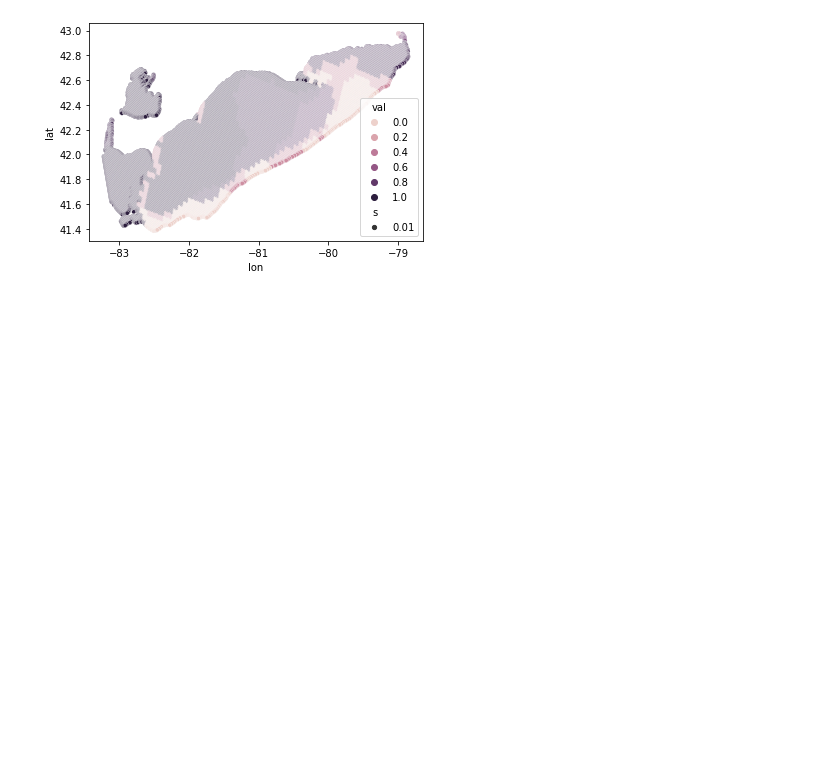
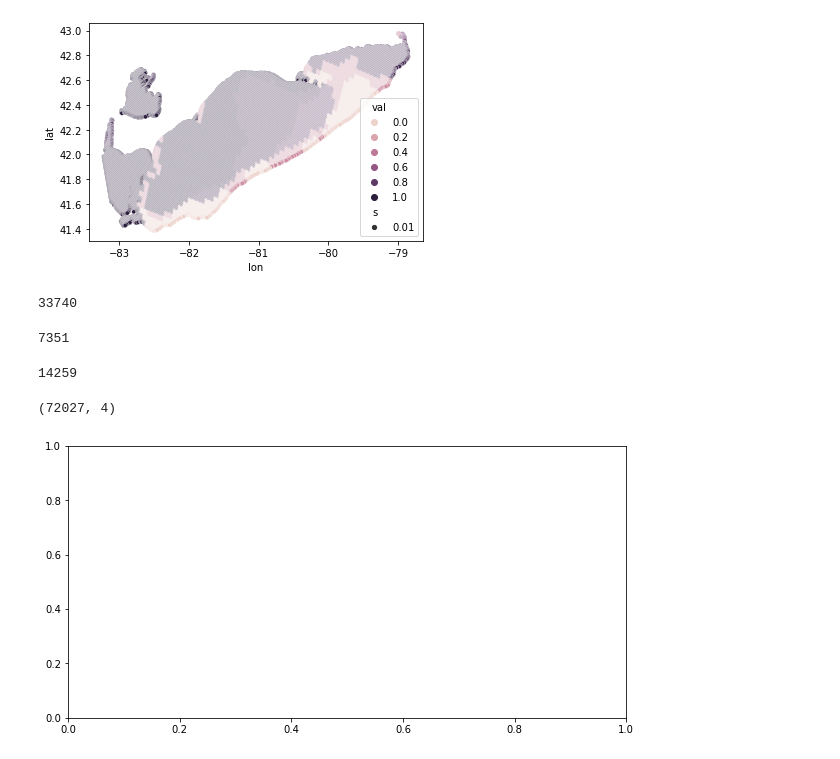
Before and after one commit to dansola/PGA-Net, a Jupyter notebook: notebooks/great_lakes/test_plot_labels.ipynb, the cells around one changed output. Drawn from its saved outputs; the diff is of its cells as text; code cells hidden in the pictures; blank space fills up the shorter version.

```diff
--- a/notebooks/great_lakes/test_plot_labels.ipynb
+++ b/notebooks/great_lakes/test_plot_labels.ipynb
@@ -71,7 +70,32 @@ sns.scatterplot(x='lon', y='lat', hue='val', data=df, size='s')
 # %% [output]
 <AxesSubplot:xlabel='lon', ylabel='lat'>
 [figure]
+# %%
+(gdf['val']==1.0).sum()
+# %% [output]
+33740
+# %%
+(gdf['val']==0.0).sum()
+# %% [output]
+7351
+# %%
+(gdf['val']<0.31).sum()
+# %% [output]
+14259
+# %%
+gdf.shape
+# %% [output]
+(72027, 4)
 # %%
 fig, ax = plt.subplots()
 for val, lat, lon in zip(ice_cons, lats, lons):
     ax.scatter(lat, lon, )
+# %%
+import matplotlib.patches as patches
+
+fig, ax = plt.subplots(figsize=(10,5))
+rect = patches.Rectangle((50, 100), 40, 30, linewidth=1, edgecolor='r', facecolor='none')
+ax.add_patch(rect)
+plt.show()
+# %% [output]
+[figure, added]
```
Also changed, not shown: parts of 2 cells of this notebook, 28 other files.
